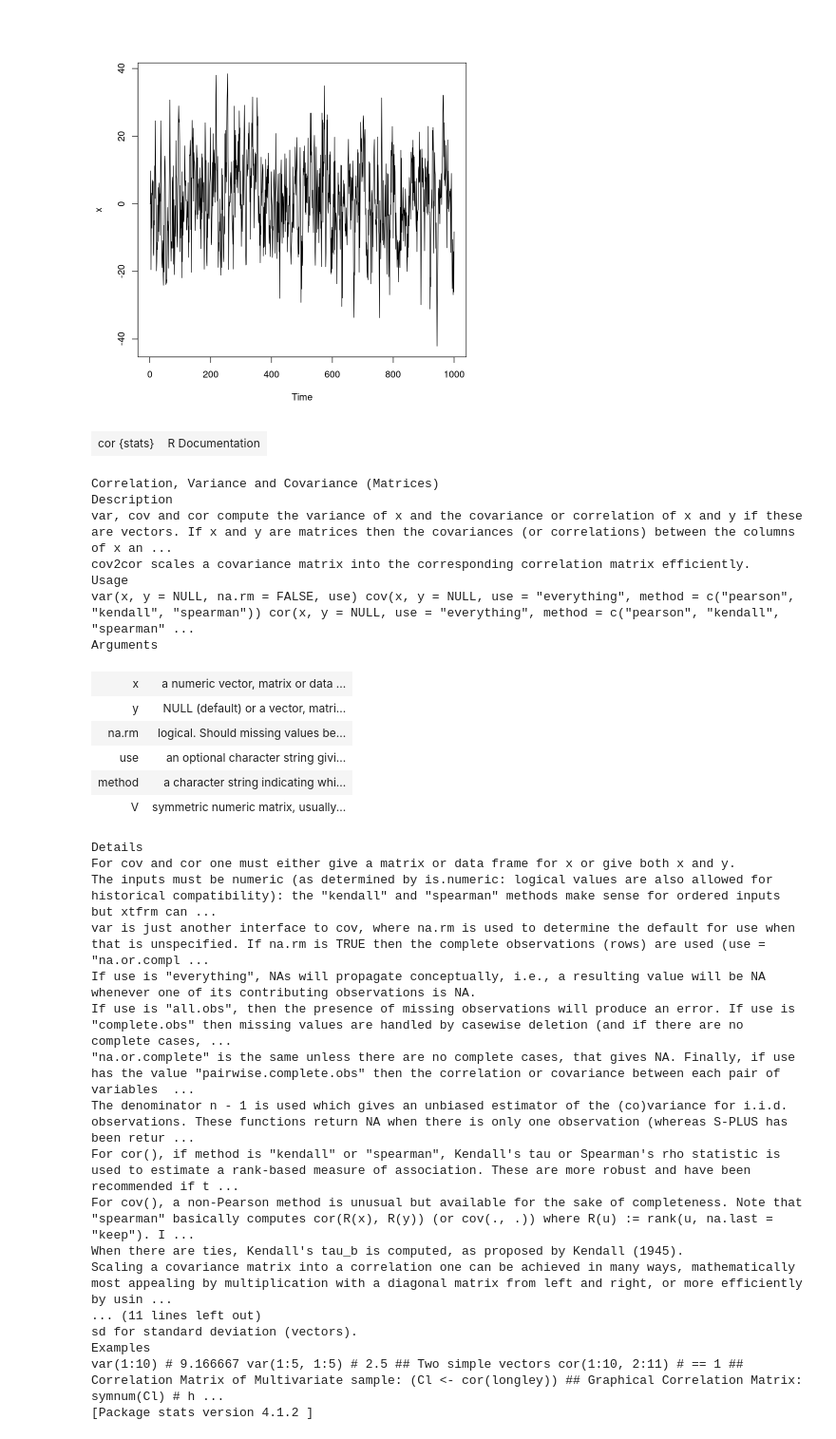
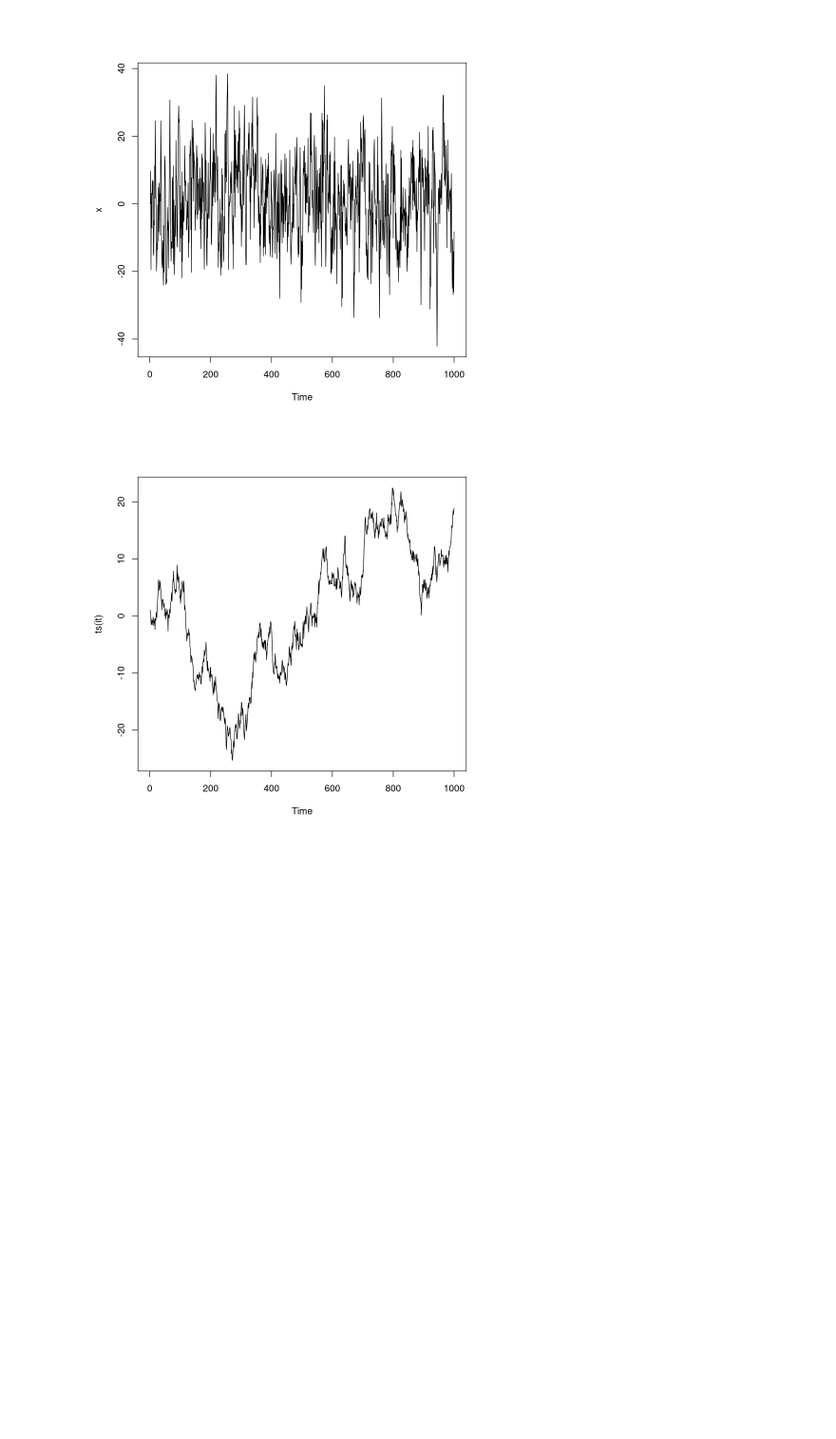
Before and after one commit to eghaymore/sim, a Jupyter notebook: TimeSeriesSim.ipynb, the cells around one changed output. Shown: that part at 95% size. Cells and saved outputs as stored; diff of their text form; code cells hidden in the pictures; blank space fills up the shorter version.

```diff
--- a/TimeSeriesSim.ipynb
+++ b/TimeSeriesSim.ipynb
@@ -59,36 +59,12 @@ plot.ts(x)
 # %% [output]
 [figure]
 # %%
-?cor
+# Random Walk model
+noise = rnorm(1000)
+it = c(1)
+for (i in 2:1000) {
+    it[i] = it[i-1] + noise[i-1]
+}
+plot(ts(it))
 # %% [output]
-| cor {stats} | R Documentation |
-Correlation, Variance and Covariance (Matrices)
-Description
-var, cov and cor compute the variance of x and the covariance or correlation of x and y if these are vectors. If x and y are matrices then the covariances (or correlations) between the columns of x an ...
-cov2cor scales a covariance matrix into the corresponding correlation matrix efficiently.
-Usage
-var(x, y = NULL, na.rm = FALSE, use) cov(x, y = NULL, use = "everything", method = c("pearson", "kendall", "spearman")) cor(x, y = NULL, use = "everything", method = c("pearson", "kendall", "spearman" ...
-Arguments
-| x | a numeric vector, matrix or data ... |
-| y | NULL (default) or a vector, matri... |
-| na.rm | logical. Should missing values be... |
-| use | an optional character string givi... |
-| method | a character string indicating whi... |
-| V | symmetric numeric matrix, usually... |
-Details
-For cov and cor one must either give a matrix or data frame for x or give both x and y.
-The inputs must be numeric (as determined by is.numeric: logical values are also allowed for historical compatibility): the "kendall" and "spearman" methods make sense for ordered inputs but xtfrm can ...
-var is just another interface to cov, where na.rm is used to determine the default for use when that is unspecified. If na.rm is TRUE then the complete observations (rows) are used (use = "na.or.compl ...
-If use is "everything", NAs will propagate conceptually, i.e., a resulting value will be NA whenever one of its contributing observations is NA.
-If use is "all.obs", then the presence of missing observations will produce an error. If use is "complete.obs" then missing values are handled by casewise deletion (and if there are no complete cases, ...
-"na.or.complete" is the same unless there are no complete cases, that gives NA. Finally, if use has the value "pairwise.complete.obs" then the correlation or covariance between each pair of variables  ...
-The denominator n - 1 is used which gives an unbiased estimator of the (co)variance for i.i.d. observations. These functions return NA when there is only one observation (whereas S-PLUS has been retur ...
-For cor(), if method is "kendall" or "spearman", Kendall's tau or Spearman's rho statistic is used to estimate a rank-based measure of association. These are more robust and have been recommended if t ...
-For cov(), a non-Pearson method is unusual but available for the sake of completeness. Note that "spearman" basically computes cor(R(x), R(y)) (or cov(., .)) where R(u) := rank(u, na.last = "keep"). I ...
-When there are ties, Kendall's tau_b is computed, as proposed by Kendall (1945).
-Scaling a covariance matrix into a correlation one can be achieved in many ways, mathematically most appealing by multiplication with a diagonal matrix from left and right, or more efficiently by usin ...
-... (11 lines left out)
-sd for standard deviation (vectors).
-Examples
-var(1:10) # 9.166667 var(1:5, 1:5) # 2.5 ## Two simple vectors cor(1:10, 2:11) # == 1 ## Correlation Matrix of Multivariate sample: (Cl <- cor(longley)) ## Graphical Correlation Matrix: symnum(Cl) # h ...
-[Package stats version 4.1.2 ]
+[figure, added]
```
Also changed, not shown: parts of 5 cells of this notebook, 1 other file.
